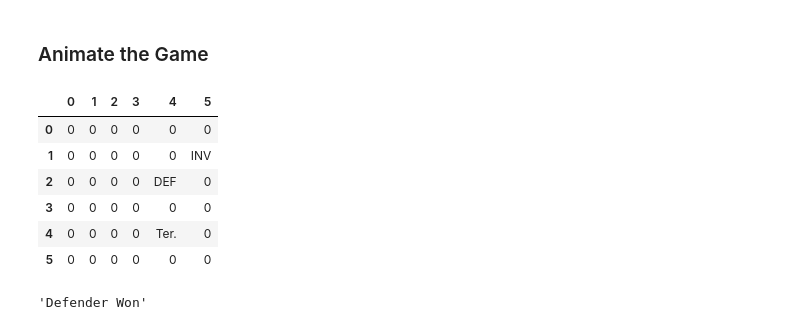
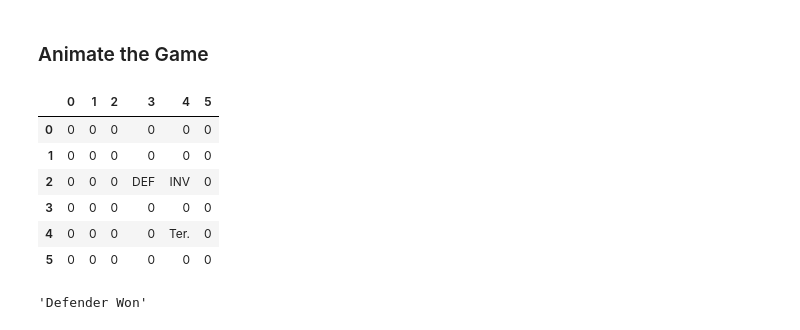
Before and after one commit to aarontan-git/multi_agent_learning, a Jupyter notebook: Notebooks/InvaderDefender_valueiteration.ipynb, the cells around one changed output. Drawn from its saved outputs; the diff is of its cells as text; code cells hidden in the pictures.

Commit message:
fixed tuple consistency in value iteration

```diff
--- a/Notebooks/InvaderDefender_valueiteration.ipynb
+++ b/Notebooks/InvaderDefender_valueiteration.ipynb
@@ -35,7 +35,7 @@ class Invader_Defender():
         self.game_state_list = []
         for defender_state in self.states:
             for invader_state in self.states:
-                combined_states = defender_state + invader_state
+                combined_states = tuple(defender_state + invader_state)
                 self.game_state_list.append(combined_states)
 
         # create 2 lists of states representing defender and invader victory
@@ -469,7 +470,7 @@ invader_policy
 def generate_trajectory(Defender_state, Invader_state):
     game_trajectory = []
     terminal = False
-    current_state = Defender_state + Invader_state
+    current_state = tuple(Defender_state + Invader_state)
 
     # generate a game trajectory
     while not terminal:
@@ -478,7 +479,7 @@ def generate_trajectory(Defender_state, Invader_state):
         game_trajectory.append(current_state)
 
         # check if game is terminal (someone won)
-        terminal, status = invader_defender.terminal_check(current_state)
+        terminal, status = invader_defender.terminal_check(list(current_state))
 
         # both agents choose greedy action
         invader_action = actions[np.argmax(invader_policy[tuple(current_state)])]
@@ -493,29 +494,29 @@ def generate_trajectory(Defender_state, Invader_state):
 ### Animate the Game
 # %%
 # generate game trajectory
-game_trajectory, status = generate_trajectory([2,4],[1,5])
+game_trajectory, status = generate_trajectory([5,0],[0,0])
 
 # define game dimensions
 columns=range(invader_defender.size)
 index = range(invader_defender.size)
 
 # animate the game
 for step in range(len(game_trajectory)):
     game_table = pd.DataFrame(0, index = index, columns=columns)
     game_table[4][4] = 'Ter.'
     game_table[game_trajectory[step][1]][game_trajectory[step][0]] = 'DEF'
     game_table[game_trajectory[step][3]][game_trajectory[step][2]] = 'INV'
     clear_output(wait=True)
     display(game_table)
-    time.sleep(1)
+    time.sleep(0.25)
 
 # print game status
 display(status)
 # %% [output]
 |  | 0 | 1 | 2 | 3 | 4 | 5 |
 | 0 | 0 | 0 | 0 | 0 | 0 | 0 |
-| 1 | 0 | 0 | 0 | 0 | 0 | INV |
-| 2 | 0 | 0 | 0 | 0 | DEF | 0 |
+| 1 | 0 | 0 | 0 | 0 | 0 | 0 |
+| 2 | 0 | 0 | 0 | DEF | INV | 0 |
 | 3 | 0 | 0 | 0 | 0 | 0 | 0 |
 | 4 | 0 | 0 | 0 | 0 | Ter. | 0 |
 | 5 | 0 | 0 | 0 | 0 | 0 | 0 |
```
Also changed, not shown: parts of 7 cells of this notebook.
